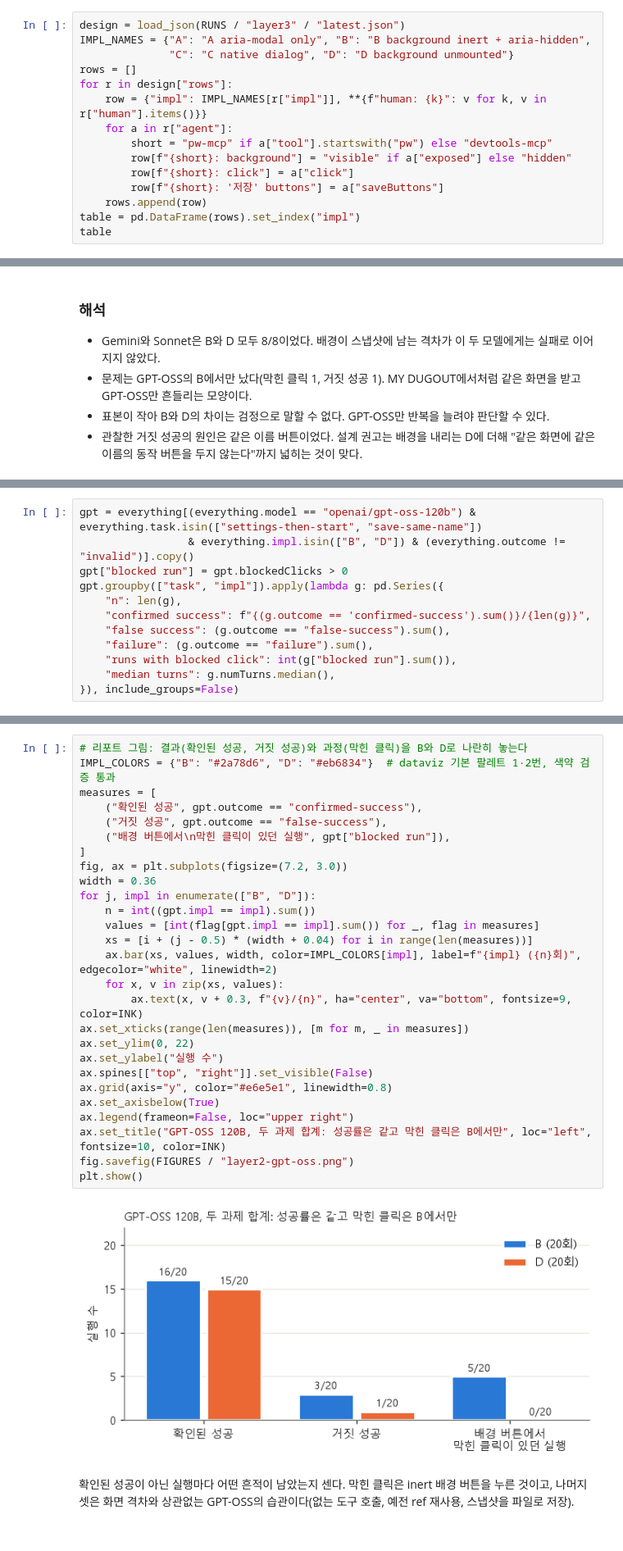
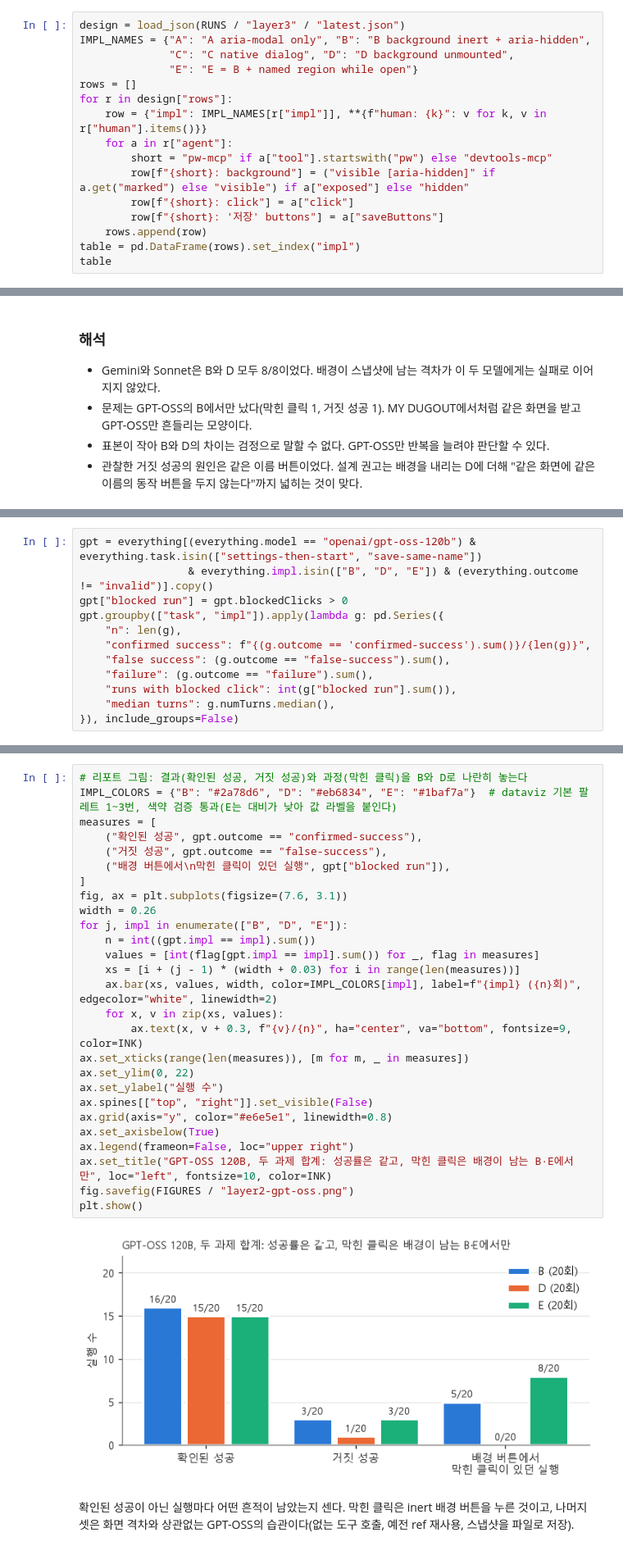
Before and after one commit to leeeeeseojin/agent-a11y-gap, a Jupyter notebook: analysis/02_agent_runs.ipynb, the cells around one changed output, grey strips where cells are left out. Shown at 82% size. Saved outputs shown, nothing was run; the diff lists cells and outputs as text.

```diff
--- a/analysis/02_agent_runs.ipynb
+++ b/analysis/02_agent_runs.ipynb
@@ -24,13 +25,14 @@ pd.set_option("display.max_colwidth", 90)
 # %%
 design = load_json(RUNS / "layer3" / "latest.json")
 IMPL_NAMES = {"A": "A aria-modal only", "B": "B background inert + aria-hidden",
-              "C": "C native dialog", "D": "D background unmounted"}
+              "C": "C native dialog", "D": "D background unmounted",
+              "E": "E = B + named region while open"}
 rows = []
 for r in design["rows"]:
     row = {"impl": IMPL_NAMES[r["impl"]], **{f"human: {k}": v for k, v in r["human"].items()}}
     for a in r["agent"]:
         short = "pw-mcp" if a["tool"].startswith("pw") else "devtools-mcp"
-        row[f"{short}: background"] = "visible" if a["exposed"] else "hidden"
+        row[f"{short}: background"] = ("visible [aria-hidden]" if a.get("marked") else "visible") if a["exposed"] else "hidden"
         row[f"{short}: click"] = a["click"]
         row[f"{short}: '저장' buttons"] = a["saveButtons"]
     rows.append(row)
@@ -217,6 +224,6 @@ Gemini와 Sonnet은 본실험에서 B·D 모두 8/8이라 늘리지 않았다.
 # %%
 gpt = everything[(everything.model == "openai/gpt-oss-120b") & everything.task.isin(["settings-then-start", "save-same-name"])
-                 & everything.impl.isin(["B", "D"]) & (everything.outcome != "invalid")].copy()
+                 & everything.impl.isin(["B", "D", "E"]) & (everything.outcome != "invalid")].copy()
 gpt["blocked run"] = gpt.blockedClicks > 0
 gpt.groupby(["task", "impl"]).apply(lambda g: pd.Series({
     "n": len(g),
@@ -251,32 +267,32 @@ compare(gpt["blocked run"], "막힌 클릭이 있었던 실행")
 # %%
 # 리포트 그림: 결과(확인된 성공, 거짓 성공)와 과정(막힌 클릭)을 B와 D로 나란히 놓는다
-IMPL_COLORS = {"B": "#2a78d6", "D": "#eb6834"}  # dataviz 기본 팔레트 1·2번, 색약 검증 통과
+IMPL_COLORS = {"B": "#2a78d6", "D": "#eb6834", "E": "#1baf7a"}  # dataviz 기본 팔레트 1~3번, 색약 검증 통과(E는 대비가 낮아 값 라벨을 붙인다)
 measures = [
     ("확인된 성공", gpt.outcome == "confirmed-success"),
     ("거짓 성공", gpt.outcome == "false-success"),
     ("배경 버튼에서\n막힌 클릭이 있던 실행", gpt["blocked run"]),
 ]
-fig, ax = plt.subplots(figsize=(7.2, 3.0))
-width = 0.36
-for j, impl in enumerate(["B", "D"]):
+fig, ax = plt.subplots(figsize=(7.6, 3.1))
+width = 0.26
+for j, impl in enumerate(["B", "D", "E"]):
     n = int((gpt.impl == impl).sum())
     values = [int(flag[gpt.impl == impl].sum()) for _, flag in measures]
-    xs = [i + (j - 0.5) * (width + 0.04) for i in range(len(measures))]
+    xs = [i + (j - 1) * (width + 0.03) for i in range(len(measures))]
     ax.bar(xs, values, width, color=IMPL_COLORS[impl], label=f"{impl} ({n}회)", edgecolor="white", linewidth=2)
     for x, v in zip(xs, values):
         ax.text(x, v + 0.3, f"{v}/{n}", ha="center", va="bottom", fontsize=9, color=INK)
 ax.set_xticks(range(len(measures)), [m for m, _ in measures])
 ax.set_ylim(0, 22)
 ax.set_ylabel("실행 수")
 ax.spines[["top", "right"]].set_visible(False)
 ax.grid(axis="y", color="#e6e5e1", linewidth=0.8)
 ax.set_axisbelow(True)
 ax.legend(frameon=False, loc="upper right")
-ax.set_title("GPT-OSS 120B, 두 과제 합계: 성공률은 같고 막힌 클릭은 B에서만", loc="left", fontsize=10, color=INK)
+ax.set_title("GPT-OSS 120B, 두 과제 합계: 성공률은 같고, 막힌 클릭은 배경이 남는 B·E에서만", loc="left", fontsize=10, color=INK)
 fig.savefig(FIGURES / "layer2-gpt-oss.png")
 plt.show()
 # %% [output]
-[figure, old version]
+[figure, new version]
 # %% [markdown]
 확인된 성공이 아닌 실행마다 어떤 흔적이 남았는지 센다. 막힌 클릭은 inert 배경 버튼을 누른 것이고,
 나머지 셋은 화면 격차와 상관없는 GPT-OSS의 습관이다(없는 도구 호출, 예전 ref 재사용, 스냅샷을 파일로 저장).
```
Also changed, not shown: parts of 13 cells of this notebook, 1 other file.
